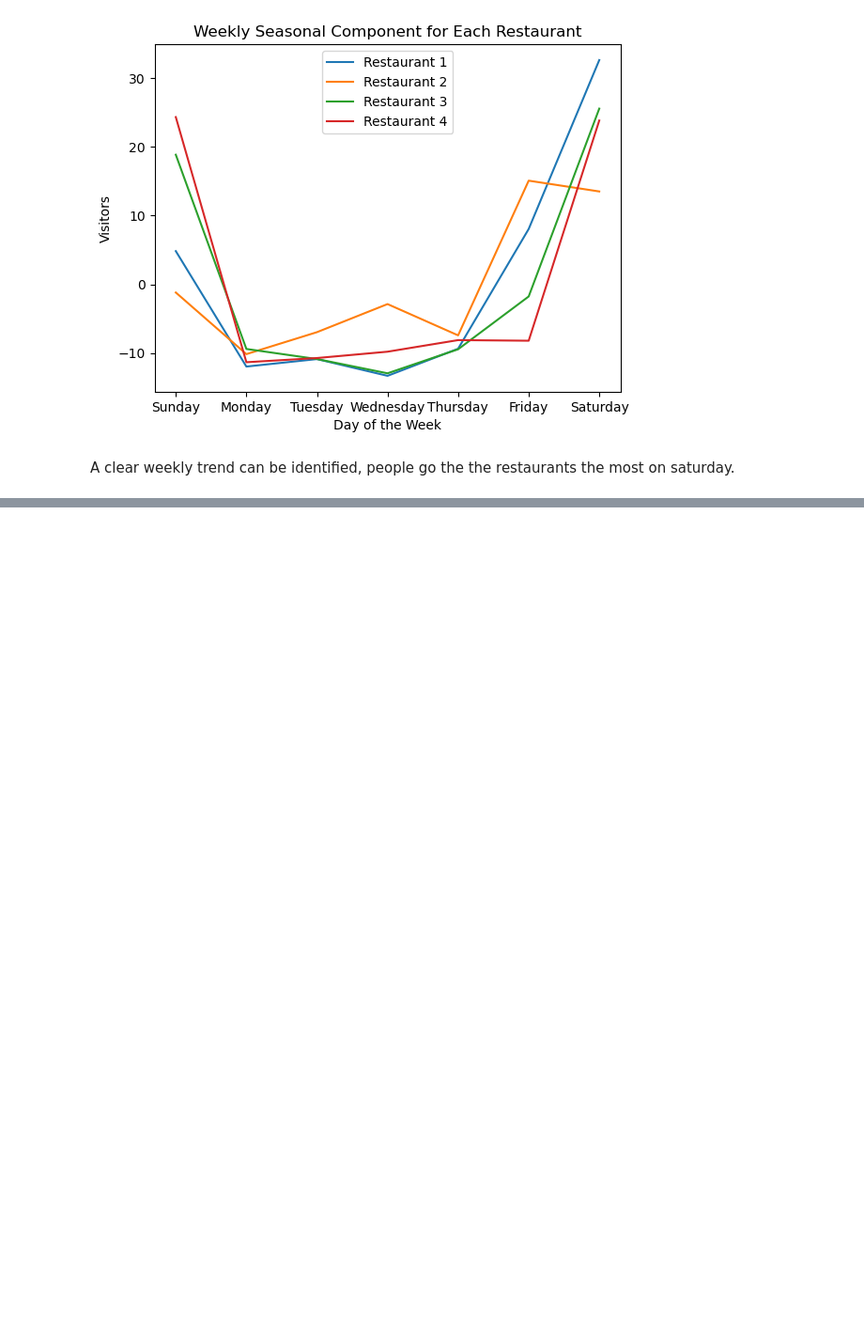
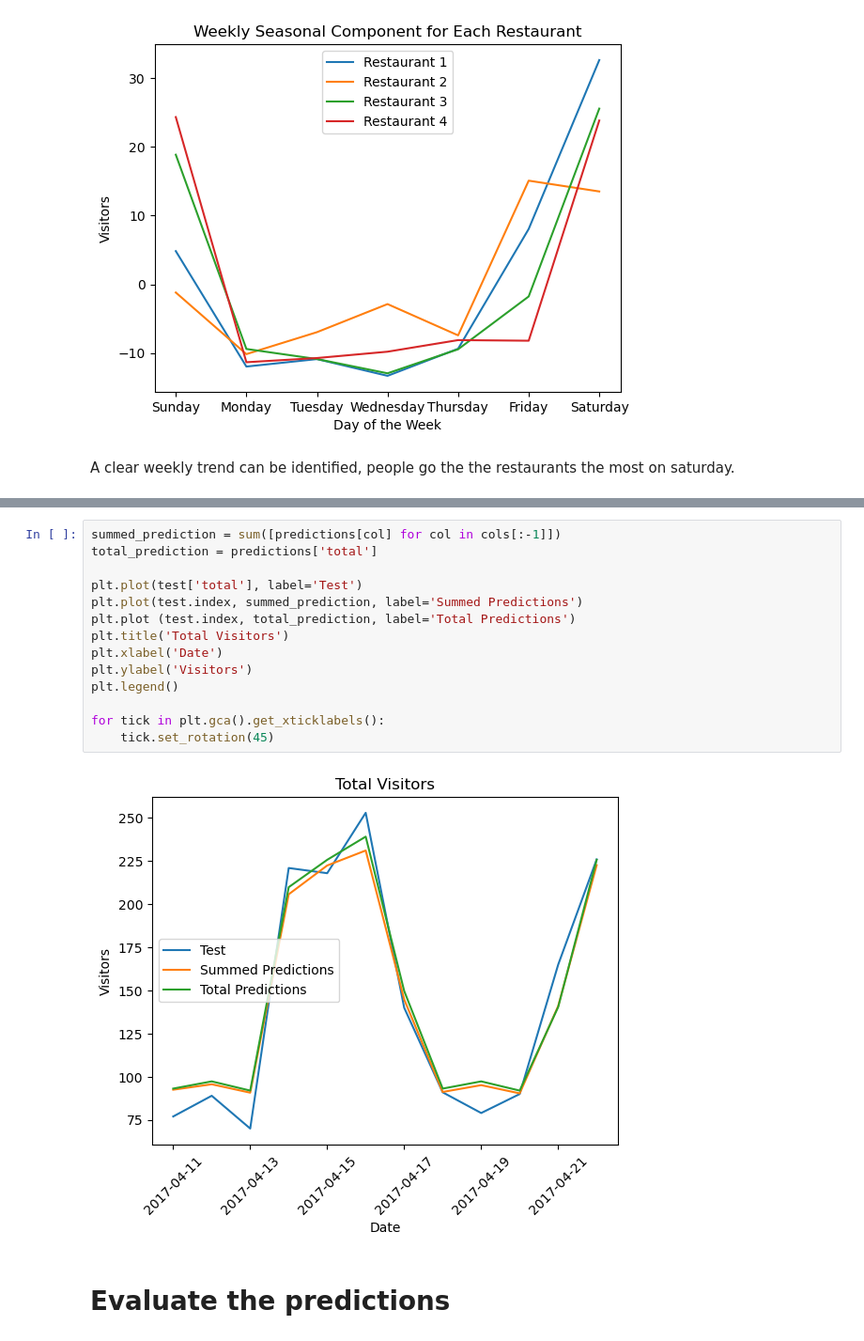
Before and after one commit to LethalDriver/Time-Series-Analysis-Lab, a Jupyter notebook: Lab9.ipynb, the cells around one changed output, grey strips where cells are left out. Shown at 94% size. Cells and saved outputs as stored; diff of their text form; blank space fills up the shorter version.

```diff
--- a/Lab9.ipynb
+++ b/Lab9.ipynb
@@ -128,0 +146,18 @@ Restaurant 4 model seasonal order: (1, 0, 1, 7)
+# %%
+summed_prediction = sum([predictions[col] for col in cols[:-1]])
+total_prediction = predictions['total']
+
+plt.plot(test['total'], label='Test')
+plt.plot(test.index, summed_prediction, label='Summed Predictions')
+plt.plot (test.index, total_prediction, label='Total Predictions')
+plt.title('Total Visitors')
+plt.xlabel('Date')
+plt.ylabel('Visitors')
+plt.legend()
+
+for tick in plt.gca().get_xticklabels():
+    tick.set_rotation(45)
+# %% [output]
+[figure, added]
+# %% [markdown]
+# Evaluate the predictions
```
Also changed, not shown: parts of 22 cells of this notebook.
